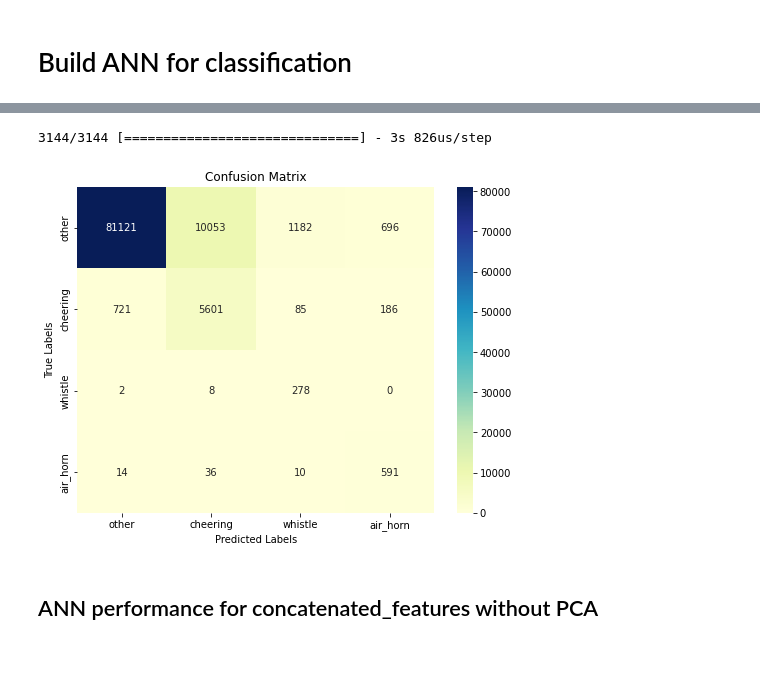
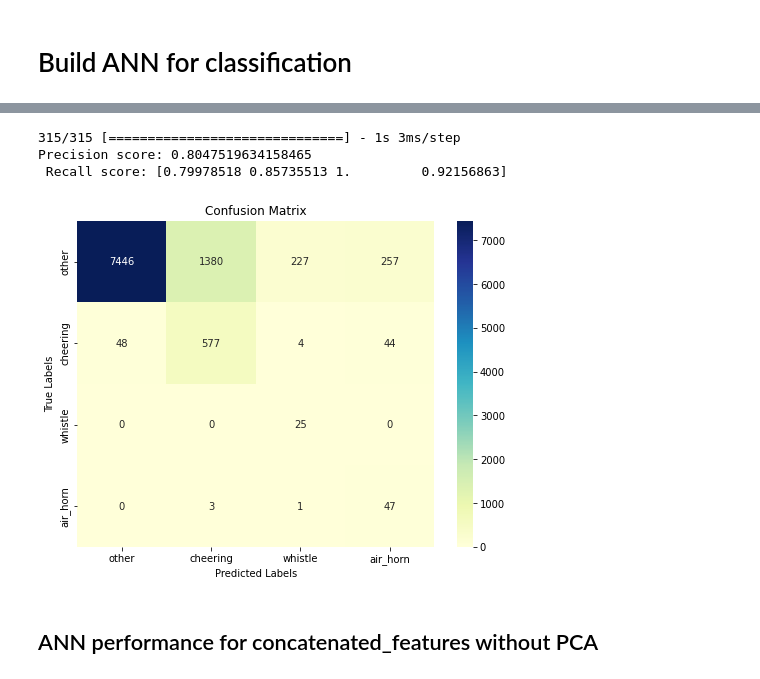
Before and after one commit to sfyr13/audio_classification_basketball, a Jupyter notebook: events_discrimination.ipynb, the cells around one changed output, grey strips where cells are left out. Cells and saved outputs as stored; diff of their text form; code cells hidden in the pictures.

```diff
--- a/events_discrimination.ipynb
+++ b/events_discrimination.ipynb
@@ -118,3 +197,7 @@ for i, row in labels_df.iterrows():
 #Standardize features by removing the mean and scaling to unit variance to avoid large weights
 scaler = StandardScaler()
 features_std = scaler.fit_transform(concatenated_features)
+# %%
+#Scaling for WINDOWS
+scaler = StandardScaler()
+window_features_std = scaler.fit_transform(windows)
@@ -153,6 +266,24 @@ X_train_3_downsampled = resample(X_train_3, replace=False, n_samples=X_train_2.s
 
 X_train_downsampled = np.vstack((X_train_0_downsampled, X_train_1_downsampled, X_train_2, X_train_3_downsampled))
 y_train_downsampled = np.hstack((np.zeros(X_train_0_downsampled.shape[0]), np.ones(X_train_1_downsampled.shape[0]), np.full(X_train_2.shape[0], 2), np.full(X_train_3_downsampled.shape[0], 3)))
+# %%
+# Split the data into training and testing sets for WINDOWS
+X_train, X_test, y_train, y_test = train_test_split(window_features_std, windows_labels, test_size=0.2)
+
+#Downsample X_train to have equal number of each event(to avoid overfitting)
+
+X_train_0 = X_train[y_train == 0]
+X_train_1 = X_train[y_train == 1]
+X_train_2 = X_train[y_train == 2]
+X_train_3 = X_train[y_train == 3]
+
+X_train_0_downsampled = resample(X_train_0, replace=False, n_samples=X_train_2.shape[0], random_state=123)
+X_train_1_downsampled = resample(X_train_1, replace=False, n_samples=X_train_2.shape[0], random_state=123)
+X_train_3_downsampled = resample(X_train_3, replace=False, n_samples=X_train_2.shape[0], random_state=123)
+
+
+X_train_downsampled = np.vstack((X_train_0_downsampled, X_train_1_downsampled, X_train_2, X_train_3_downsampled))
+y_train_downsampled = np.hstack((np.zeros(X_train_0_downsampled.shape[0]), np.ones(X_train_1_downsampled.shape[0]), np.full(X_train_2.shape[0], 2), np.full(X_train_3_downsampled.shape[0], 3)))
 # %% [markdown]
 # Build ANN for classification
 # %%
@@ -161,7 +292,7 @@ num_classes = 4
 
 
 # #Define ANN model
-def ANN_model(input_shape=scores_pca.shape[1], activation='relu', optimizer='adam'):
+def ANN_model(input_shape=windows.shape[1], activation='relu', optimizer='adam'):
 
     model = Sequential()
     model.add(Dense(100, input_shape = (input_shape,), activation=activation)) #fix input_shape depending on input
@@ -184,7 +315,7 @@ def ANN_model(input_shape=scores_pca.shape[1], activation='relu', optimizer='ada
               metrics=['accuracy'])
     return model
 # %%
-#Train model
+#Train model on windows
 model = ANN_model()
-model.fit(X_train_downsampled, y_train_downsampled, epochs=50, batch_size=32)
+model.fit(X_train_downsampled, y_train_downsampled, epochs=100, batch_size=32)
 # %% [output]
@@ -234,20 +365,25 @@ Test accuracy: 0.8546090722084045
 # %%
 #Print confusion matrix to see values distribution on each class
 
 y_pred_proba = model.predict(X_test)
 y_pred = np.argmax(y_pred_proba, axis=1) #convert probability for each class into class prediction
+precision = precision_score(y_test, y_pred, average='micro')
+recall = recall_score(y_test, y_pred, average=None)
+print("Precision score: " +str(precision)+ "\n Recall score: "+str(recall))
 confusion_mat = confusion_matrix(y_test, y_pred)
 
 class_labels = ['other', 'cheering', 'whistle', 'air_horn']
 plt.figure(figsize=(8,6))
 sns.heatmap(confusion_mat, annot=True, fmt='d', xticklabels=class_labels, yticklabels=class_labels, cmap='YlGnBu')
 plt.title('Confusion Matrix')
 plt.xlabel('Predicted Labels')
 plt.ylabel('True Labels')
 plt.show()
 # %% [output]
-3144/3144 [==============================] - 3s 826us/step
+315/315 [==============================] - 1s 3ms/step
+Precision score: 0.8047519634158465
+ Recall score: [0.79978518 0.85735513 1.         0.92156863]
-[figure, old version]
+[figure, new version]
 # %% [markdown]
 ## ANN performance for concatenated_features without PCA
 # %%
```
Also changed, not shown: parts of 15 cells of this notebook.
